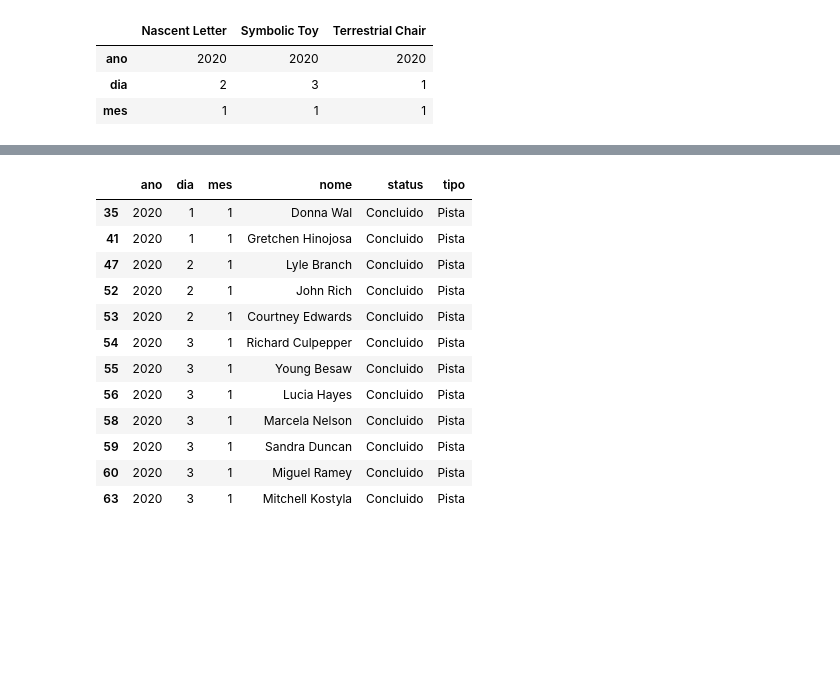
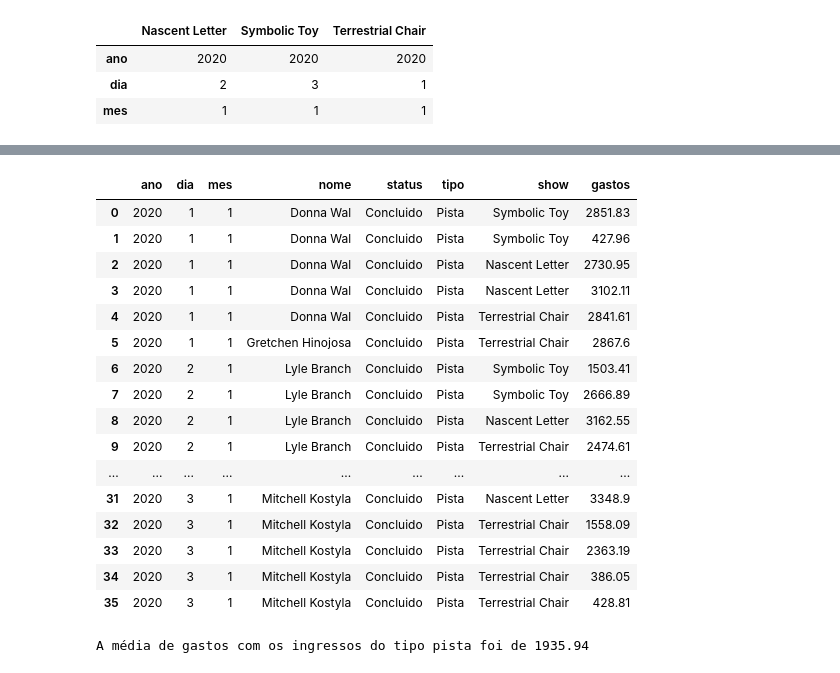
Before and after one commit to gbalbao/pdteste, a Jupyter notebook: raccoonpd.ipynb, the cells around one changed output, grey strips where cells are left out. Cells and saved outputs as stored; diff of their text form; code cells hidden in the pictures; blank space fills up the shorter version.

```diff
--- a/raccoonpd.ipynb
+++ b/raccoonpd.ipynb
@@ -30,6 +30,10 @@ display(g_df)
 url2 = 'https://us-central1-raccoon-bi.cloudfunctions.net/psel_de_compras'
 handle2 = urllib.request.urlopen(url2)
 gastos = handle2.read().decode()
-gastos_df = pd.DataFrame([x.split(',') for x in gastos.split('\r\n')])
+gastos_df = pd.DataFrame(data = [x.split(',') for x in gastos.split('\r\n')], columns = ['nome' , 'show', 'gastos'])
+#gastos_df = pd.DataFrame(data =[x.split(',') for x in gastos.split('\r\n')] , columns = [gastos_df.iloc[0]])
+#gastos_df.colums = [gastos_df.iloc[0]]
+gastos_df = gastos_df.drop([0])
 display(gastos_df)
+#columns=None
 # %% [output]
@@ -56,35 +74,46 @@ display(vendas_df)
 # %%
 
 #QUESTÃO 1 - Média de gastos com a pista
 # agrupar por quem teve compra concluida e comprou pista
 # ir na planilha de gastos e somar os gastos do dia
 # para filtrar: query() (passa os filtros como parametro) ex: nome_df.query('status == concluido')
 # para filtrar: loc() (passa a coluna que deseja onde esteja o filtro) ex: nome_df.loc(nomedf('status')==concluido)
 
 # Tentativas falhas:
 # display(vendas_df.loc((vendas_df['status']== 'Concluido') & (vendas_df['tipo'] == 'Pista')))
 # display(vendas_df.loc((vendas_df['status'] == 'Concluido') & (vendas_df['tipo']=='Pista')))
 # display(vendas_df.loc((vendas_df['status']== 'Concluido') & (vendas_df['tipo'] == 'Pista')))
 # vendas_df.loc[(vendas_df["status"] == "Concluido" & vendas_df['tipo']=="Pista")]
 
 # Forma correta
-pista_conc_df = pd.DataFrame(vendas_df.loc[(vendas_df['status']=='Concluido')].loc[(vendas_df['tipo'] == 'Pista')])
+pista_compra_df = pd.DataFrame(vendas_df.loc[(vendas_df['status']=='Concluido')].loc[(vendas_df['tipo'] == 'Pista')])
 
 #Com o dataframe acima, usar o inner para juntar essa planilha com a planilha de gastos, através do nome da pessoa (chave)
 # Usando o merge
 
-pd.merge
+pista_gasto_df = pd.merge(pista_compra_df,gastos_df)
+display(pista_gasto_df)
+
+pista_gasto_df['gastos']= pista_gasto_df['gastos'].astype(float)
+media_pista = pista_gasto_df['gastos'].mean()
+
+print('A média de gastos com os ingressos do tipo pista foi de' , media_pista.round(2))
 # %% [output]
-|  | ano | dia | mes | nome | status | tipo |
-| 35 | 2020 | 1 | 1 | Donna Wal | Concluido | Pista |
-| 41 | 2020 | 1 | 1 | Gretchen Hinojosa | Concluido | Pista |
-| 47 | 2020 | 2 | 1 | Lyle Branch | Concluido | Pista |
-| 52 | 2020 | 2 | 1 | John Rich | Concluido | Pista |
-| 53 | 2020 | 2 | 1 | Courtney Edwards | Concluido | Pista |
-| 54 | 2020 | 3 | 1 | Richard Culpepper | Concluido | Pista |
-| 55 | 2020 | 3 | 1 | Young Besaw | Concluido | Pista |
-| 56 | 2020 | 3 | 1 | Lucia Hayes | Concluido | Pista |
-| 58 | 2020 | 3 | 1 | Marcela Nelson | Concluido | Pista |
-| 59 | 2020 | 3 | 1 | Sandra Duncan | Concluido | Pista |
-| 60 | 2020 | 3 | 1 | Miguel Ramey | Concluido | Pista |
-| 63 | 2020 | 3 | 1 | Mitchell Kostyla | Concluido | Pista |
+|  | ano | dia | mes | nome | status | tipo | show | gastos |
+| 0 | 2020 | 1 | 1 | Donna Wal | Concluido | Pista | Symbolic Toy | 2851.83 |
+| 1 | 2020 | 1 | 1 | Donna Wal | Concluido | Pista | Symbolic Toy | 427.96 |
+| 2 | 2020 | 1 | 1 | Donna Wal | Concluido | Pista | Nascent Letter | 2730.95 |
+| 3 | 2020 | 1 | 1 | Donna Wal | Concluido | Pista | Nascent Letter | 3102.11 |
+| 4 | 2020 | 1 | 1 | Donna Wal | Concluido | Pista | Terrestrial Chair | 2841.61 |
+| 5 | 2020 | 1 | 1 | Gretchen Hinojosa | Concluido | Pista | Terrestrial Chair | 2867.6 |
+| 6 | 2020 | 2 | 1 | Lyle Branch | Concluido | Pista | Symbolic Toy | 1503.41 |
+| 7 | 2020 | 2 | 1 | Lyle Branch | Concluido | Pista | Symbolic Toy | 2666.89 |
+| 8 | 2020 | 2 | 1 | Lyle Branch | Concluido | Pista | Nascent Letter | 3162.55 |
+| 9 | 2020 | 2 | 1 | Lyle Branch | Concluido | Pista | Terrestrial Chair | 2474.61 |
+| ... | ... | ... | ... | ... | ... | ... | ... | ... |
+| 31 | 2020 | 3 | 1 | Mitchell Kostyla | Concluido | Pista | Nascent Letter | 3348.9 |
+| 32 | 2020 | 3 | 1 | Mitchell Kostyla | Concluido | Pista | Terrestrial Chair | 1558.09 |
+| 33 | 2020 | 3 | 1 | Mitchell Kostyla | Concluido | Pista | Terrestrial Chair | 2363.19 |
+| 34 | 2020 | 3 | 1 | Mitchell Kostyla | Concluido | Pista | Terrestrial Chair | 386.05 |
+| 35 | 2020 | 3 | 1 | Mitchell Kostyla | Concluido | Pista | Terrestrial Chair | 428.81 |
+A média de gastos com os ingressos do tipo pista foi de 1935.94
```
Also changed, not shown: parts of 3 cells of this notebook.
